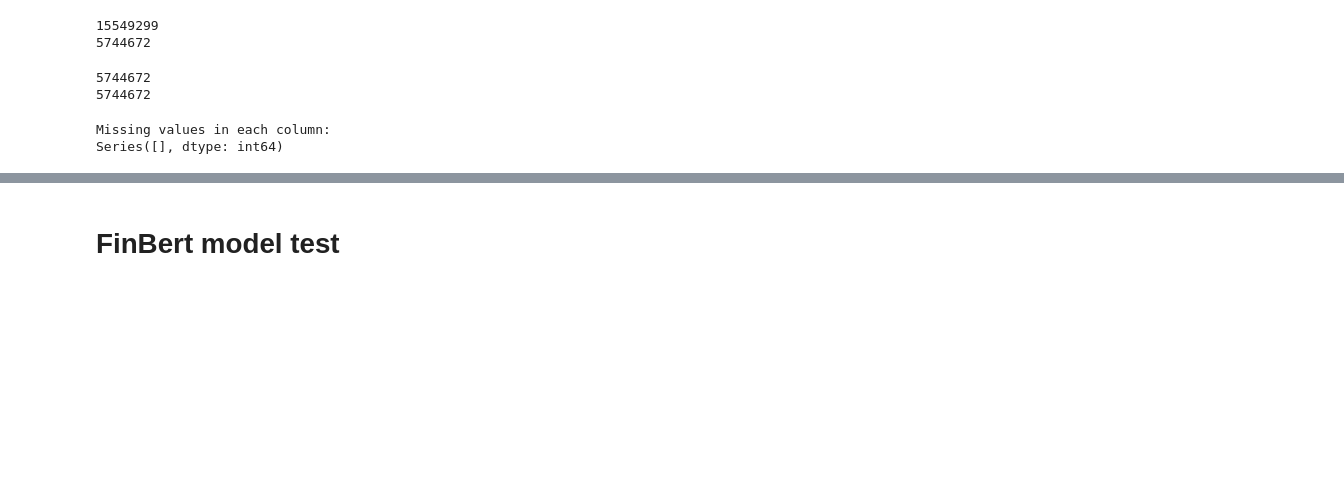
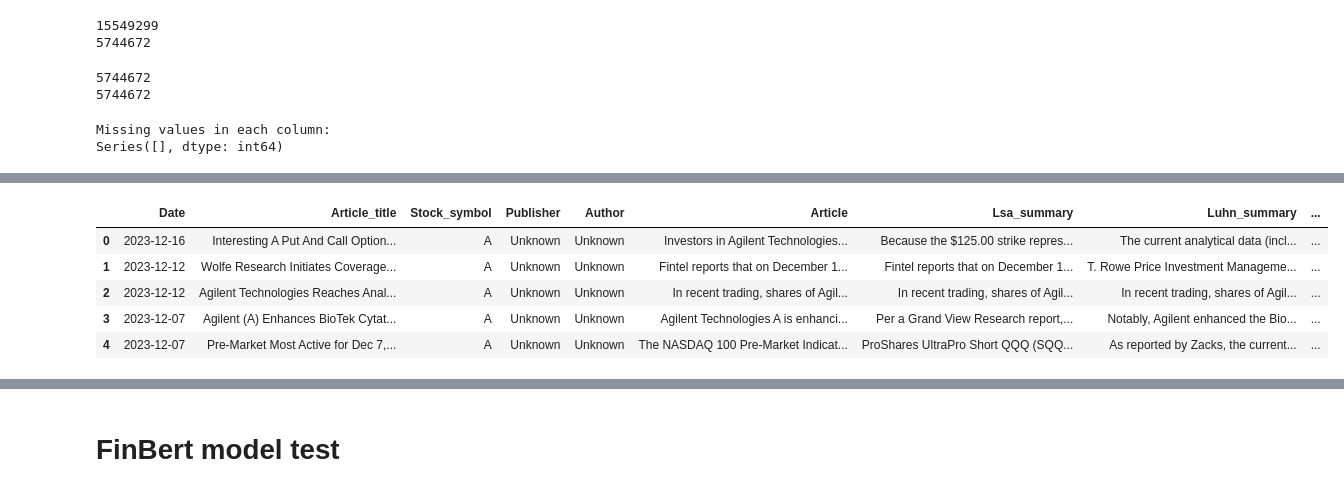
Before and after one commit to gabricarr/Master-ANN, a Jupyter notebook: code/with_bert/finebert_test.ipynb, the cells around one changed output, grey strips where cells are left out. Drawn from its saved outputs; the diff is of its cells as text; code cells hidden in the pictures; blank space fills up the shorter version.

```diff
--- a/code/with_bert/finebert_test.ipynb
+++ b/code/with_bert/finebert_test.ipynb
@@ -104,3 +107,15 @@ news_df.head()
 | 2 | 2023-12-12 00:00:00 UTC | Agilent Technologies Reaches Anal... | A | Unknown | Unknown | In recent trading, shares of Agil... | In recent trading, shares of Agil... | In recent trading, shares of Agil... | ... |
 | 3 | 2023-12-07 00:00:00 UTC | Agilent (A) Enhances BioTek Cytat... | A | Unknown | Unknown | Agilent Technologies A is enhanci... | Per a Grand View Research report,... | Notably, Agilent enhanced the Bio... | ... |
 | 4 | 2023-12-07 00:00:00 UTC | Pre-Market Most Active for Dec 7,... | A | Unknown | Unknown | The NASDAQ 100 Pre-Market Indicat... | ProShares UltraPro Short QQQ (SQQ... | As reported by Zacks, the current... | ... |
+# %%
+# Cut the date column to only keep the date part keep only the first 10 characters
+news_df["Date"] = news_df["Date"].str[:10]
+# %%
+news_df.head()
+# %% [output]
+|  | Date | Article_title | Stock_symbol | Publisher | Author | Article | Lsa_summary | Luhn_summary | ... |
+| 0 | 2023-12-16 | Interesting A Put And Call Option... | A | Unknown | Unknown | Investors in Agilent Technologies... | Because the $125.00 strike repres... | The current analytical data (incl... | ... |
+| 1 | 2023-12-12 | Wolfe Research Initiates Coverage... | A | Unknown | Unknown | Fintel reports that on December 1... | Fintel reports that on December 1... | T. Rowe Price Investment Manageme... | ... |
+| 2 | 2023-12-12 | Agilent Technologies Reaches Anal... | A | Unknown | Unknown | In recent trading, shares of Agil... | In recent trading, shares of Agil... | In recent trading, shares of Agil... | ... |
+| 3 | 2023-12-07 | Agilent (A) Enhances BioTek Cytat... | A | Unknown | Unknown | Agilent Technologies A is enhanci... | Per a Grand View Research report,... | Notably, Agilent enhanced the Bio... | ... |
+| 4 | 2023-12-07 | Pre-Market Most Active for Dec 7,... | A | Unknown | Unknown | The NASDAQ 100 Pre-Market Indicat... | ProShares UltraPro Short QQQ (SQQ... | As reported by Zacks, the current... | ... |
```
Also changed, not shown: parts of 23 cells of this notebook.
